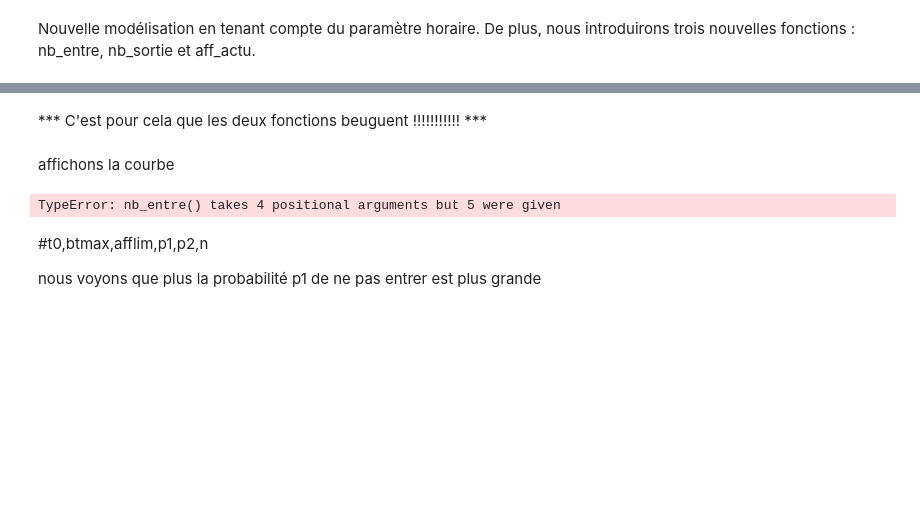
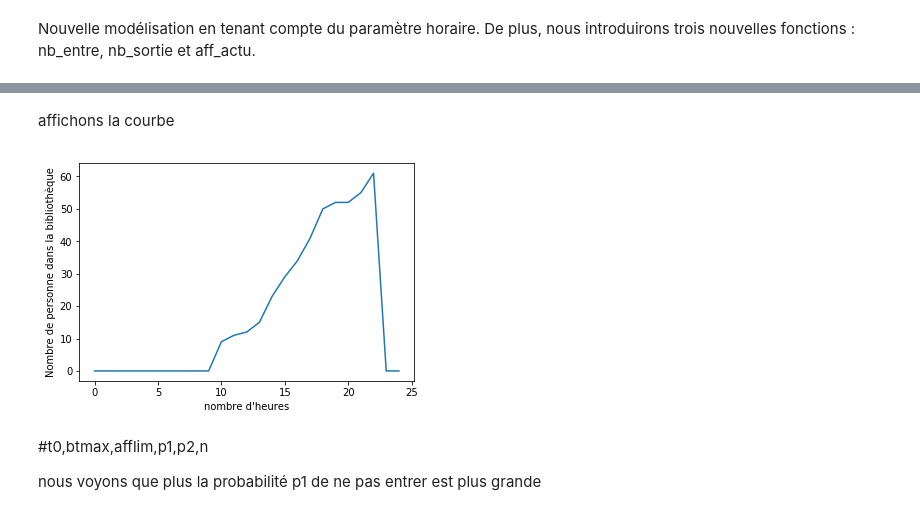
Before and after one commit to sebtuaux/biblioth-que, a Jupyter notebook: Remplissage d'une bibilothèque.ipynb, the cells around one changed output, grey strips where cells are left out. Drawn from its saved outputs; the diff is of its cells as text; code cells hidden in the pictures; blank space fills up the shorter version.

```diff
--- a/Remplissage d'une bibilothèque.ipynb
+++ b/Remplissage d'une bibilothèque.ipynb
@@ -154,11 +91,11 @@ Ici nous etudions l'evolution du remplissage de la bibliothèque en fonction du
 horaire = [(9,22) , (9,22) , (9,22) , (9,22) , (9,22) , (10,20),(0,0)]
 
 def est_ouvert(heure,jour,horaire):
-    '''float * str * dict[tuple] -> bool
+    '''float * int * dict[tuple] -> bool
     indique si la bibliotheque est ouverte ou fermée en fonction de l'heure actuelle 'heure',
     du jour de la semaine 'jour' et des horaires d'ouverture 'horaire'  '''
-    j = conversion1_jour(jour)
-    date = horaire[j]
+
+    date = horaire[jour]
     if date!= (0,0):
         ouverture = date[0]
         fermeture = date[1]
@@ -209,9 +138,8 @@ aff_actu(10,"samedi")
 #t: heure actuelle
 #nb: nombre de tirage
 # s: nombre de personnes qui entrent
-# phase : découpage de la journée en plusieurs phases
 
-def nb_entre(aff,afflim,p1,emax):
+def nb_entre(aff,afflim,p1,emax,t):
     s=0
     nb= 10
     nb=np.random.randint(0,nb)
@@ -233,8 +160,6 @@ def nb_sortie(aff,afflim,p2,bt):
     for i in range(nb):
         s += alea_sortie(aff,afflim,p2)
     return s
-# %% [markdown]
-*** C'est pour cela que les deux fonctions beuguent !!!!!!!!!!! ***
 # %%
 # Bibliothèquetemp permet  en fonction des horaires d'ouverture de la bibliothèque
 # et de l'heure de la journée de faire des entrée/sortie multiple.
@@ -248,20 +173,16 @@ def nb_sortie(aff,afflim,p2,bt):
 # p2 : la probabilité que la personne ne sort pas de la bibliothèque
 # On fera un cycle de 24h
 
-# Exemple : horaire pour la BDL
-horaire = [(9,22) , (9,22) , (9,22) , (9,22) , (9,22) , (10,20),(0,0)]
-
-def bibliothèquetemp(bt0,btmax,afflim,p1,p2,jour):
-                    #(int,int,float,float,float,int)
+def bibliothèquetemp(bt0,btmax,afflim,p1,p2):
     ''' hyp : bt0 <= bt'''
     bt=bt0
     aff=bt/btmax
     L=[bt0]
     for t in range(24):
-        if est_ouvert(t,jour,horaire):
+        if est_ouvert(t):
             emax = btmax-bt
             a = nb_entre(aff,afflim,p1,emax,t)
-            b = nb_sortie(aff,afflim,p2,bt,t)
+            b = nb_sortie(aff,afflim,p2,bt)
             if bt < btmax:
                 bt += a
             if bt>0:
@@ -276,16 +197,15 @@ affichons la courbe
 # %%
 def plotb1(L):
     plt.figure()
     plt.plot(L)
     plt.ylabel("Nombre de personne dans la bibliothèque")
     plt.xlabel("nombre d'heures")
-    plt.xticks([i for i in range(0,25,2)])
     plt.show()
     return
-plotb1(bibliothèquetemp(0,745,.8,.9,.95,"lundi"))
-                      #(bt0,btmax,afflim,p1,p2,jour)
+plotb1(bibliothèquetemp(0,745,.8,.9,.95))
+                      #(bt0,btmax,afflim,p1,p2)
 # %% [output]
-TypeError: nb_entre() takes 4 positional arguments but 5 were given
+[figure, added]
 # %% [markdown]
 #t0,btmax,afflim,p1,p2,n
 
```
Also changed, not shown: parts of 28 cells of this notebook.
